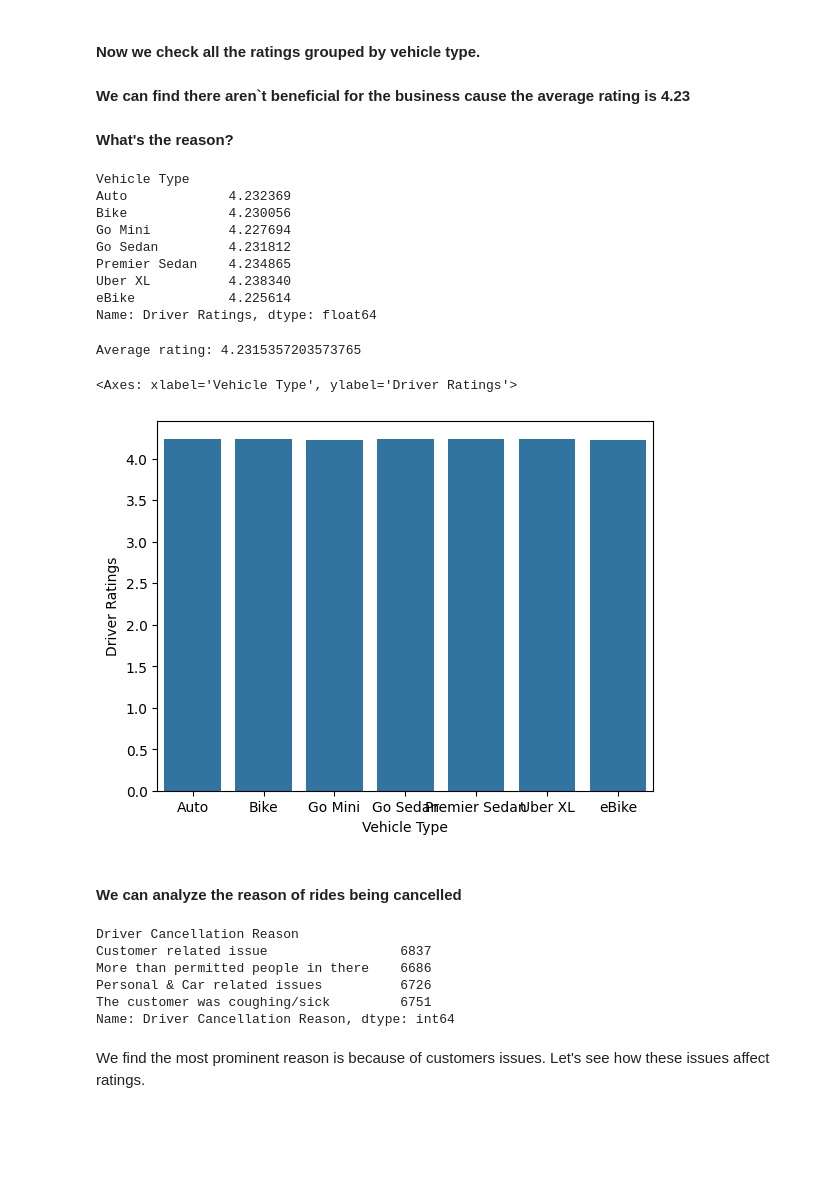
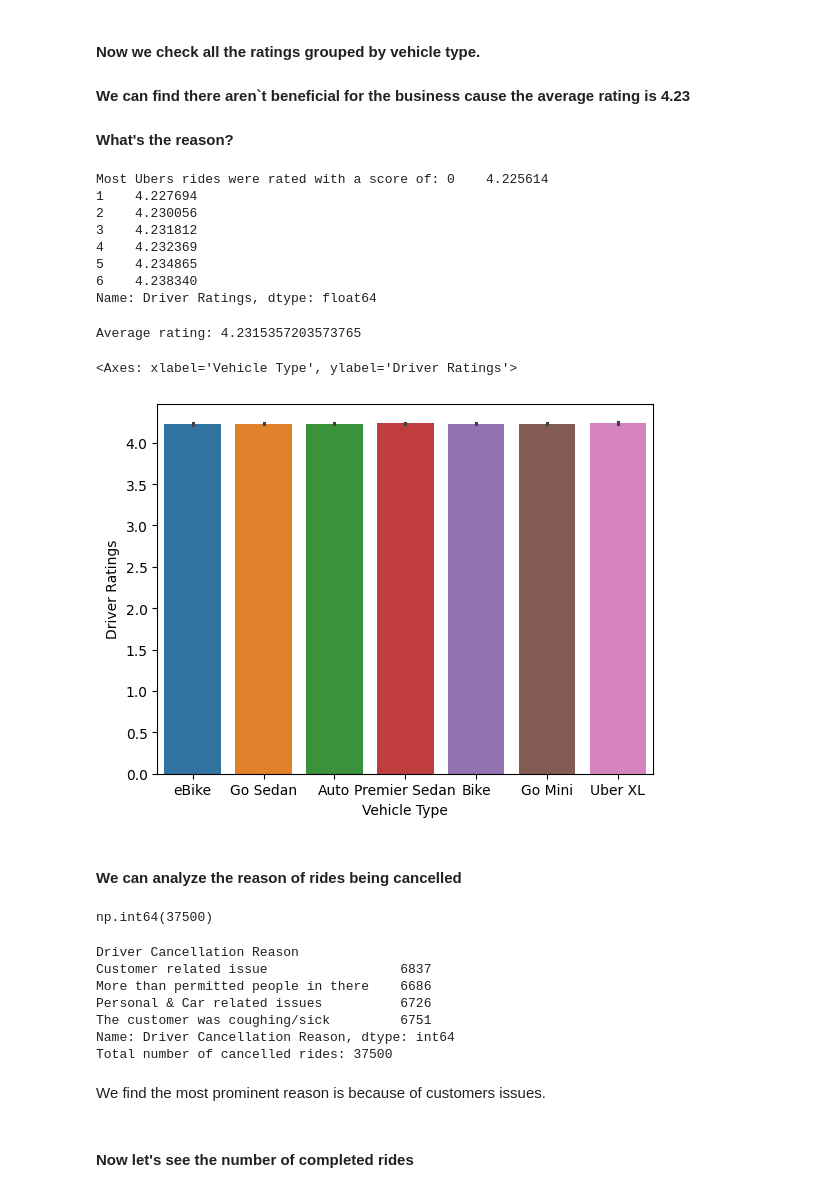
Before and after one commit to gas2345678/data_analysis-portfolio, a Jupyter notebook: Python/uber_analytics.ipynb, the cells around one changed output. Saved outputs shown, nothing was run; the diff lists cells and outputs as text; code cells hidden in the pictures; blank space fills up the shorter version.

```diff
--- a/Python/uber_analytics.ipynb
+++ b/Python/uber_analytics.ipynb
@@ -47,31 +47,37 @@ np.int64(57000)
 # %%
 vehicles_ratings =df.groupby("Vehicle Type")["Driver Ratings"].mean()
 vehicles_ratings
+print("Most Ubers rides were rated with a score of:", vehicles_ratings.mode())
 # %% [output]
-Vehicle Type
-Auto             4.232369
-Bike             4.230056
-Go Mini          4.227694
-Go Sedan         4.231812
-Premier Sedan    4.234865
-Uber XL          4.238340
-eBike            4.225614
+Most Ubers rides were rated with a score of: 0    4.225614
+1    4.227694
+2    4.230056
+3    4.231812
+4    4.232369
+5    4.234865
+6    4.238340
 Name: Driver Ratings, dtype: float64
 # %%
 print("Average rating: " + str(vehicles_ratings.mean()))
 # %% [output]
 Average rating: 4.2315357203573765
 # %%
-sb.barplot(vehicles_ratings)
+sb.barplot(data=df, x='Vehicle Type',y="Driver Ratings", hue='Vehicle Type')
 # %% [output]
 <Axes: xlabel='Vehicle Type', ylabel='Driver Ratings'>
-[figure, old version]
+[figure, new version]
 # %% [markdown]
 #### We can analyze the reason of rides being cancelled
 # %%
+#Total number of cancelled rides.
 cancelled_rides = df["Cancelled Rides by Customer"].count() + df["Cancelled Rides by Driver"].count()
+cancelled_rides
+# %% [output]
+np.int64(37500)
 # %%
-df.groupby('Driver Cancellation Reason')["Driver Cancellation Reason"].count()
+groupded_cancellations = df.groupby('Driver Cancellation Reason')["Driver Cancellation Reason"].count()
+print(groupded_cancellations)
+print("Total number of cancelled rides:", cancelled_rides)
 # %% [output]
 Driver Cancellation Reason
 Customer related issue                 6837
@@ -79,7 +85,9 @@ More than permitted people in there    6686
 Personal & Car related issues          6726
 The customer was coughing/sick         6751
 Name: Driver Cancellation Reason, dtype: int64
+Total number of cancelled rides: 37500
 # %% [markdown]
 We find the most prominent reason is because of customers issues.
-Let's see how these issues affect ratings.
+# %% [markdown]
+#### Now let's see the number of completed rides
 # %%
```
Also changed, not shown: parts of 6 cells of this notebook.
